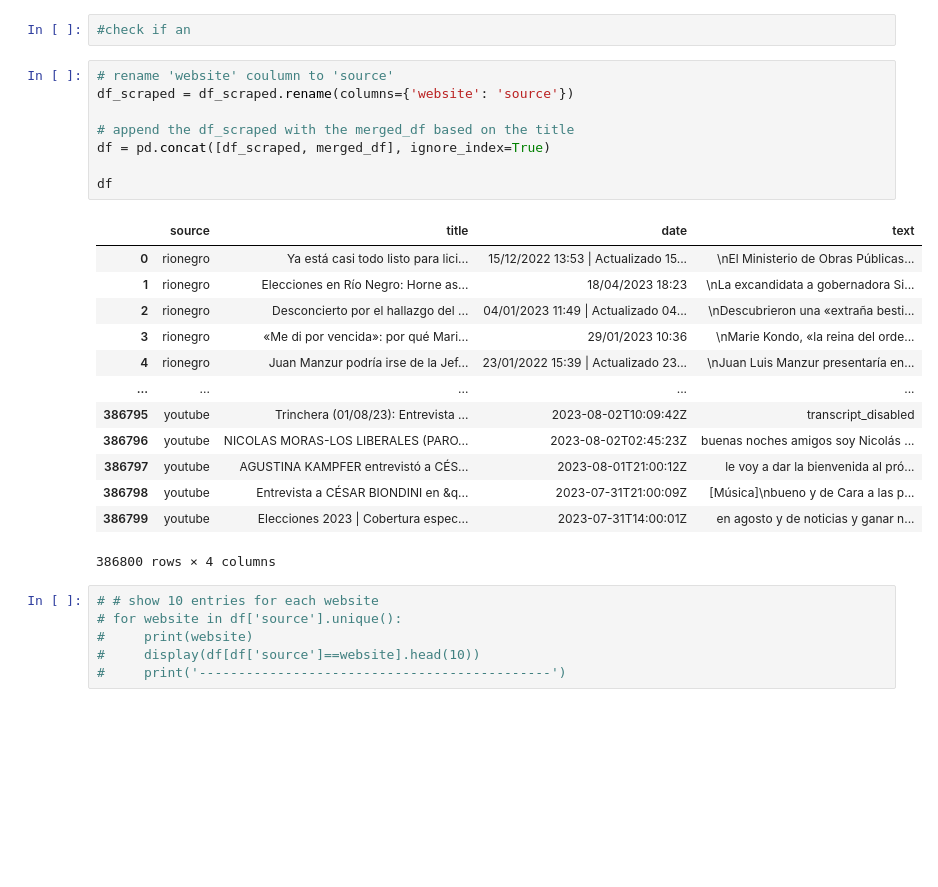
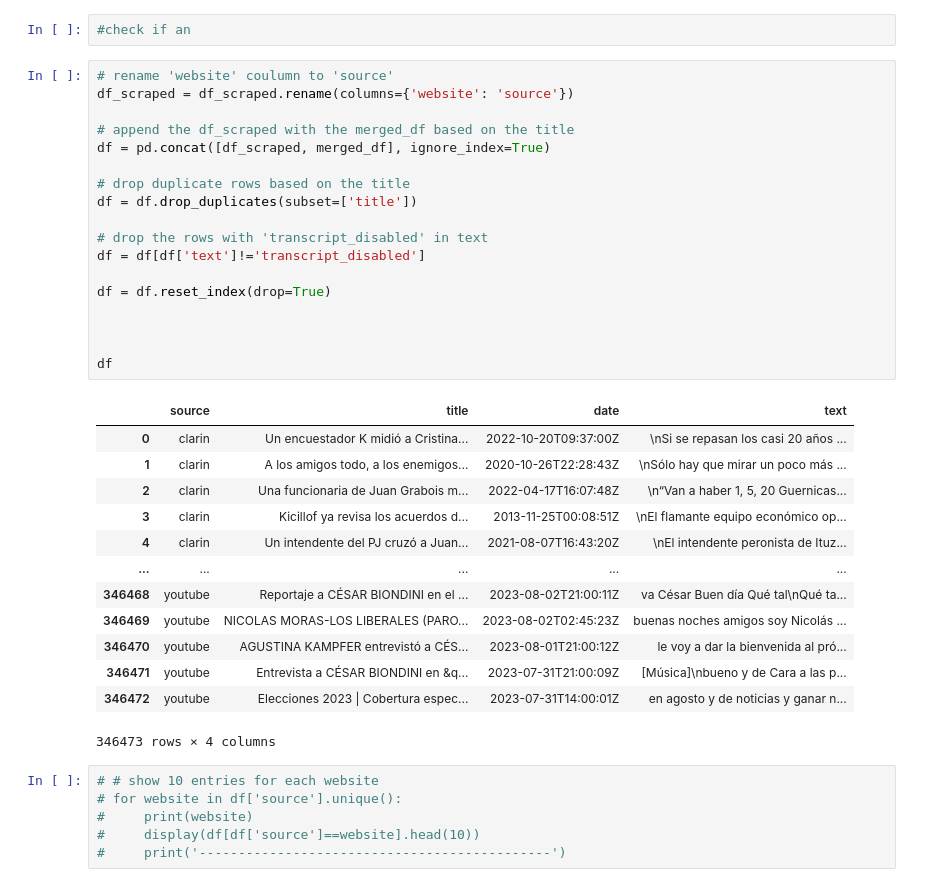
Before and after one commit to sarmadchandio/spanish-news-election-analysis, a Jupyter notebook: analysis/preprocessing-text.ipynb, the cells around one changed output. Drawn from its saved outputs; the diff is of its cells as text; blank space fills up the shorter version.

```diff
--- a/analysis/preprocessing-text.ipynb
+++ b/analysis/preprocessing-text.ipynb
@@ -278,25 +269,35 @@ df_test.query('title=="Entre pases de factura internos, Jorge Macri define su vi
 # %%
 # rename 'website' coulumn to 'source'
 df_scraped = df_scraped.rename(columns={'website': 'source'})
 
 # append the df_scraped with the merged_df based on the title
 df = pd.concat([df_scraped, merged_df], ignore_index=True)
 
+# drop duplicate rows based on the title
+df = df.drop_duplicates(subset=['title'])
+
+# drop the rows with 'transcript_disabled' in text
+df = df[df['text']!='transcript_disabled']
+
+df = df.reset_index(drop=True)
+
+
+
 df
 # %% [output]
 |  | source | title | date | text |
-| 0 | rionegro | Ya está casi todo listo para lici... | 15/12/2022 13:53 | Actualizado 15... | \nEl Ministerio de Obras Públicas... |
-| 1 | rionegro | Elecciones en Río Negro: Horne as... | 18/04/2023 18:23 | \nLa excandidata a gobernadora Si... |
-| 2 | rionegro | Desconcierto por el hallazgo del ... | 04/01/2023 11:49 | Actualizado 04... | \nDescubrieron una «extraña besti... |
-| 3 | rionegro | «Me di por vencida»: por qué Mari... | 29/01/2023 10:36 | \nMarie Kondo, «la reina del orde... |
-| 4 | rionegro | Juan Manzur podría irse de la Jef... | 23/01/2022 15:39 | Actualizado 23... | \nJuan Luis Manzur presentaría en... |
+| 0 | clarin | Un encuestador K midió a Cristina... | 2022-10-20T09:37:00Z | \nSi se repasan los casi 20 años ... |
+| 1 | clarin | A los amigos todo, a los enemigos... | 2020-10-26T22:28:43Z | \nSólo hay que mirar un poco más ... |
+| 2 | clarin | Una funcionaria de Juan Grabois m... | 2022-04-17T16:07:48Z | \n“Van a haber 1, 5, 20 Guernicas... |
+| 3 | clarin | Kicillof ya revisa los acuerdos d... | 2013-11-25T00:08:51Z | \nEl flamante equipo económico op... |
+| 4 | clarin | Un intendente del PJ cruzó a Juan... | 2021-08-07T16:43:20Z | \nEl intendente peronista de Ituz... |
 | ... | ... | ... | ... | ... |
-| 386795 | youtube | Trinchera (01/08/23): Entrevista ... | 2023-08-02T10:09:42Z | transcript_disabled |
-| 386796 | youtube | NICOLAS MORAS-LOS LIBERALES (PARO... | 2023-08-02T02:45:23Z | buenas noches amigos soy Nicolás ... |
-| 386797 | youtube | AGUSTINA KAMPFER entrevistó a CÉS... | 2023-08-01T21:00:12Z | le voy a dar la bienvenida al pró... |
-| 386798 | youtube | Entrevista a CÉSAR BIONDINI en &q... | 2023-07-31T21:00:09Z | [Música]\nbueno y de Cara a las p... |
-| 386799 | youtube | Elecciones 2023 | Cobertura espec... | 2023-07-31T14:00:01Z | en agosto y de noticias y ganar n... |
+| 346468 | youtube | Reportaje a CÉSAR BIONDINI en el ... | 2023-08-02T21:00:11Z | va César Buen día Qué tal\nQué ta... |
+| 346469 | youtube | NICOLAS MORAS-LOS LIBERALES (PARO... | 2023-08-02T02:45:23Z | buenas noches amigos soy Nicolás ... |
+| 346470 | youtube | AGUSTINA KAMPFER entrevistó a CÉS... | 2023-08-01T21:00:12Z | le voy a dar la bienvenida al pró... |
+| 346471 | youtube | Entrevista a CÉSAR BIONDINI en &q... | 2023-07-31T21:00:09Z | [Música]\nbueno y de Cara a las p... |
+| 346472 | youtube | Elecciones 2023 | Cobertura espec... | 2023-07-31T14:00:01Z | en agosto y de noticias y ganar n... |
-386800 rows × 4 columns
+346473 rows × 4 columns
 # %%
 # # show 10 entries for each website
 # for website in df['source'].unique():
```
Also changed, not shown: parts of 8 cells of this notebook, 1 other file.
